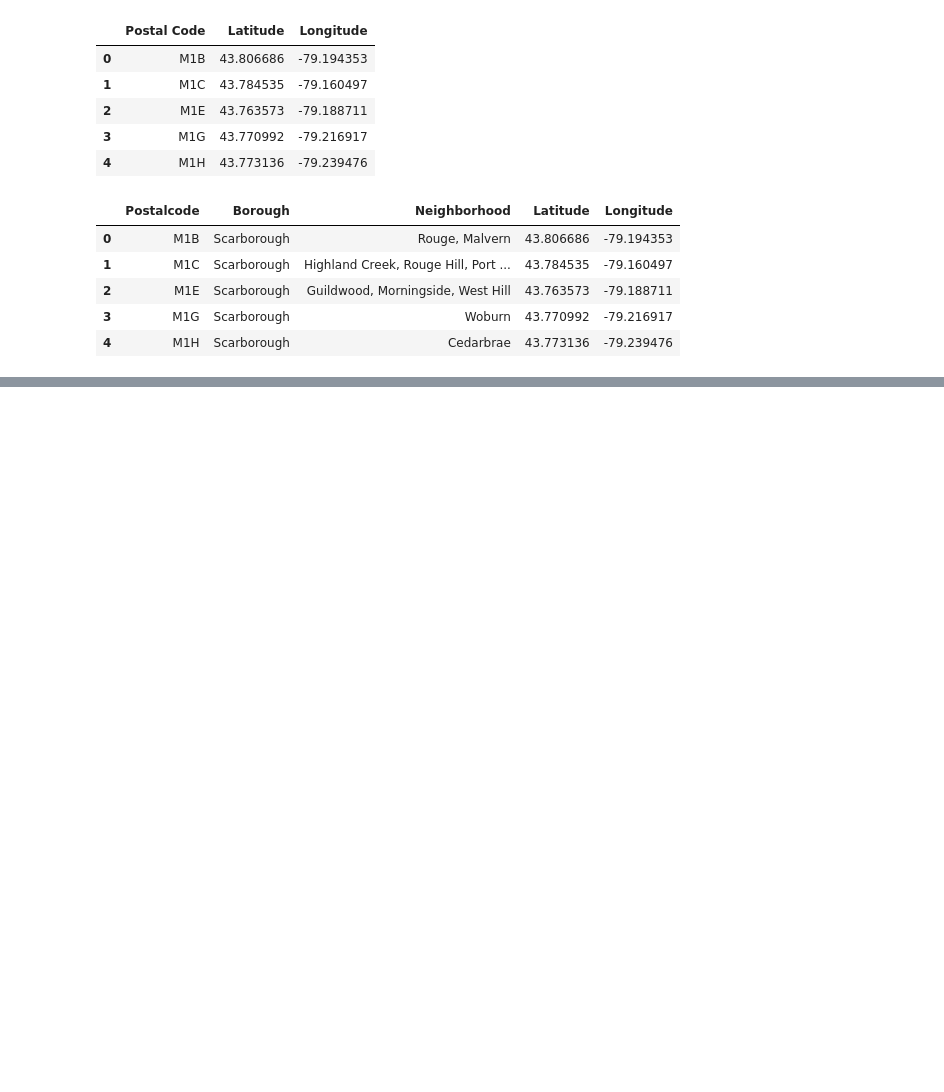
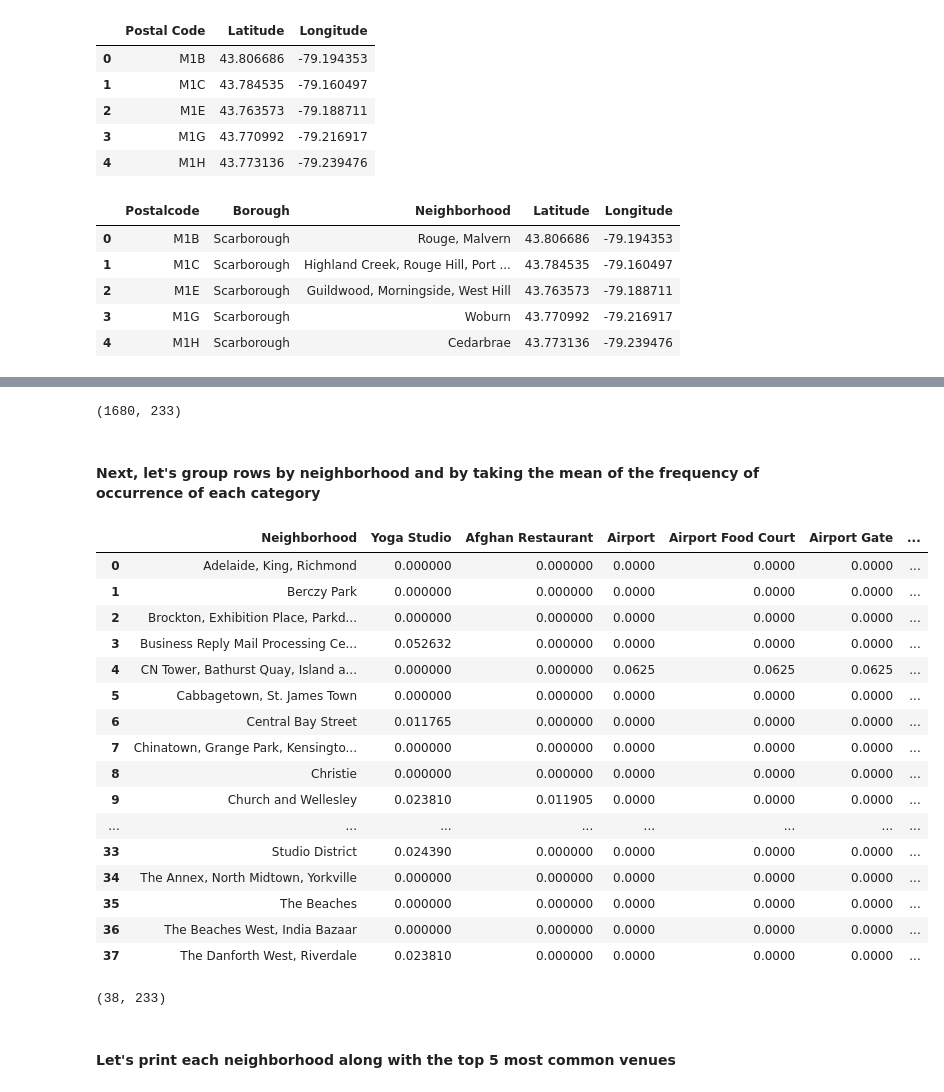
Before and after one commit to Enlin-Ngo/minhngo-capstone, a Jupyter notebook: MinhNgo_Toronto_Clustering.ipynb, the cells around one changed output, grey strips where cells are left out. Saved outputs shown, nothing was run; the diff lists cells and outputs as text; code cells hidden in the pictures; blank space fills up the shorter version.

Commit message:
Published from Watson Studio.

```diff
--- a/MinhNgo_Toronto_Clustering.ipynb
+++ b/MinhNgo_Toronto_Clustering.ipynb
@@ -2,0 +6,26 @@
+# %%
+import numpy as np # library to handle data in a vectorized manner
+
+import pandas as pd # library for data analsysis
+pd.set_option('display.max_columns', None)
+pd.set_option('display.max_rows', None)
+
+import json # library to handle JSON files
+
+!conda install -c conda-forge geopy --yes # uncomment this line if you haven't completed the Foursquare API lab
+from geopy.geocoders import Nominatim # convert an address into latitude and longitude values
+
+import requests # library to handle requests
+from pandas.io.json import json_normalize # tranform JSON file into a pandas dataframe
+
+# Matplotlib and associated plotting modules
+import matplotlib.cm as cm
+import matplotlib.colors as colors
+
+# import k-means from clustering stage
+from sklearn.cluster import KMeans
+
+!conda install -c conda-forge folium=0.5.0 --yes # uncomment this line if you haven't completed the Foursquare API lab
+import folium # map rendering library
+
+print('Libraries imported.')
@@ -71,0 +248,12 @@ df3.head()
+# %%
+# one hot encoding
+toronto_onehot = pd.get_dummies(toronto_venues[['Venue Category']], prefix="", prefix_sep="")
+
+# add neighborhood column back to dataframe
+toronto_onehot['Neighborhood'] = toronto_venues['Neighborhood']
+
+# move neighborhood column to the first column
+fixed_columns = [toronto_onehot.columns[-1]] + list(toronto_onehot.columns[:-1])
+toronto_onehot = toronto_onehot[fixed_columns]
+
+toronto_onehot.head()
@@ -71,0 +267,33 @@ df3.head()
+# %%
+toronto_onehot.shape
+# %% [output]
+(1680, 233)
+# %% [markdown]
+#### Next, let's group rows by neighborhood and by taking the mean of the frequency of occurrence of each category
+# %%
+toronto_grouped = toronto_onehot.groupby('Neighborhood').mean().reset_index()
+toronto_grouped
+# %% [output]
+|  | Neighborhood | Yoga Studio | Afghan Restaurant | Airport | Airport Food Court | Airport Gate | ... |
+| 0 | Adelaide, King, Richmond | 0.000000 | 0.000000 | 0.0000 | 0.0000 | 0.0000 | ... |
+| 1 | Berczy Park | 0.000000 | 0.000000 | 0.0000 | 0.0000 | 0.0000 | ... |
+| 2 | Brockton, Exhibition Place, Parkd... | 0.000000 | 0.000000 | 0.0000 | 0.0000 | 0.0000 | ... |
+| 3 | Business Reply Mail Processing Ce... | 0.052632 | 0.000000 | 0.0000 | 0.0000 | 0.0000 | ... |
+| 4 | CN Tower, Bathurst Quay, Island a... | 0.000000 | 0.000000 | 0.0625 | 0.0625 | 0.0625 | ... |
+| 5 | Cabbagetown, St. James Town | 0.000000 | 0.000000 | 0.0000 | 0.0000 | 0.0000 | ... |
+| 6 | Central Bay Street | 0.011765 | 0.000000 | 0.0000 | 0.0000 | 0.0000 | ... |
+| 7 | Chinatown, Grange Park, Kensingto... | 0.000000 | 0.000000 | 0.0000 | 0.0000 | 0.0000 | ... |
+| 8 | Christie | 0.000000 | 0.000000 | 0.0000 | 0.0000 | 0.0000 | ... |
+| 9 | Church and Wellesley | 0.023810 | 0.011905 | 0.0000 | 0.0000 | 0.0000 | ... |
+| ... | ... | ... | ... | ... | ... | ... | ... |
+| 33 | Studio District | 0.024390 | 0.000000 | 0.0000 | 0.0000 | 0.0000 | ... |
+| 34 | The Annex, North Midtown, Yorkville | 0.000000 | 0.000000 | 0.0000 | 0.0000 | 0.0000 | ... |
+| 35 | The Beaches | 0.000000 | 0.000000 | 0.0000 | 0.0000 | 0.0000 | ... |
+| 36 | The Beaches West, India Bazaar | 0.000000 | 0.000000 | 0.0000 | 0.0000 | 0.0000 | ... |
+| 37 | The Danforth West, Riverdale | 0.023810 | 0.000000 | 0.0000 | 0.0000 | 0.0000 | ... |
+# %%
+toronto_grouped.shape
+# %% [output]
+(38, 233)
+# %% [markdown]
+#### Let's print each neighborhood along with the top 5 most common venues
```
Also changed, not shown: parts of 33 cells of this notebook.
